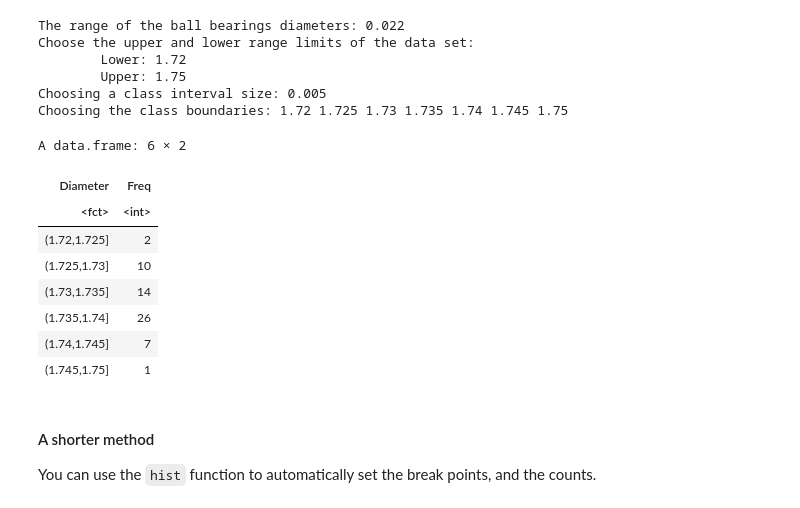
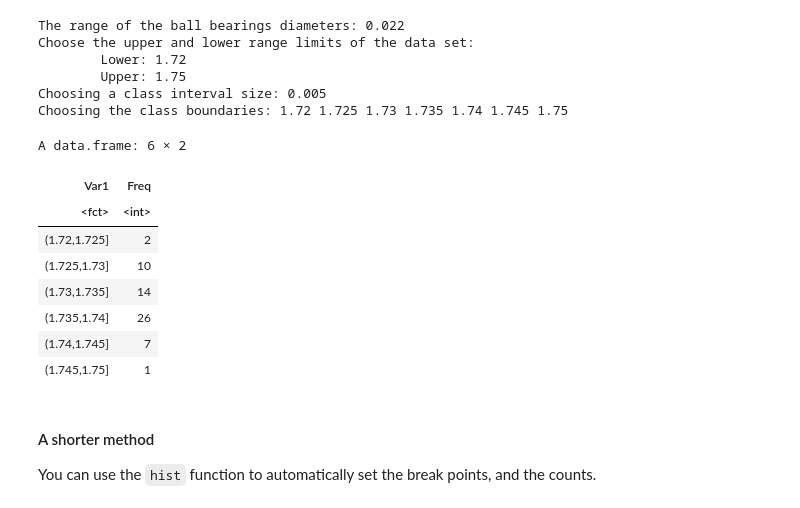
Before and after one commit to jbennett7/Statistics, a Jupyter notebook: 02 Chapter 2 Frequency Distributions/03 Supplementary Problems/Supplementary problems.ipynb, the cells around one changed output. Drawn from its saved outputs; the diff is of its cells as text; code cells hidden in the pictures.

```diff
--- a/02 Chapter 2 Frequency Distributions/03 Supplementary Problems/Supplementary problems.ipynb
+++ b/02 Chapter 2 Frequency Distributions/03 Supplementary Problems/Supplementary problems.ipynb
@@ -382,0 +343,7 @@ Percentage of students watching TV between 620 and 890 minutes per week: 46%
+# %%
+p2.25 <- new.env()
+p2.25$Freq <- Table.2.15$Number.of.Students
+p2.25$Total <- sum(p2.25$Freq)
+p2.25$lt.560 <- round((sum(p2.25$Freq[1:2])+(p2.25$Freq[3]*.6))/p2.25$Total*100,2)
+p2.25$ormore.970 <- round((sum(p2.25$Freq[8:9])+(p2.25$Freq[7]*.3))/p2.25$Total*100,2)
+p2.25$between.620.890 <- round((sum(p2.25$Freq[1:3])+p2.25$Freq[3]*.2+sum(p2.25$Freq[7:9])+p2.25$Freq[6]*.1)/p2.25$Total*100,2)
@@ -388,13 +365,14 @@ The inner diameters of washers produced by a company can be measured to the near
 # %% [markdown]
 ### Solution 2-26
 # %%
-p2.26.marks <- c(0.321, 0.324, 0.327, 0.330, 0.333, 0.336)
-cat("(a) Class-interval size:", (p2.26.ci.size <- unique(diff(p2.26.marks))), "\n")
-p2.26.cb <- c(p2.26.marks - p2.26.ci.size/2, tail(p2.26.marks,n=1) + p2.26.ci.size/2)
-cat("(b) Class boundaries:", p2.26.cb, "\n")
-p2.26.ll <- head(p2.26.cb+.0005, -1)
-p2.26.ul <- tail(rev(rev(p2.26.cb)-.0005),-1)
-cat("(c) Class limits:\n\tLower limits:", p2.26.ll, "\n\tUpper limits:", p2.26.ul, "\n")
+p2.26 <- new.env()
+p2.26$marks <- c(0.321, 0.324, 0.327, 0.330, 0.333, 0.336)
+cat("(a) Class-interval size:", (p2.26$ci.size <- unique(diff(p2.26$marks))), "\n")
+p2.26$cb <- c(p2.26$marks - p2.26$ci.size/2, tail(p2.26$marks,n=1) + p2.26$ci.size/2)
+cat("(b) Class boundaries:", p2.26$cb, "\n")
+p2.26$ll <- head(p2.26$cb+.0005, -1)
+p2.26$ul <- tail(rev(rev(p2.26$cb)-.0005),-1)
+cat("(c) Class limits:\n\tLower limits:", p2.26$ll, "\n\tUpper limits:", p2.26$ul, "\n")
 # %% [output]
 (a) Class-interval size: 0.003
 (b) Class boundaries: 0.3195 0.3225 0.3255 0.3285 0.3315 0.3345 0.3375
@@ -407,7 +387,7 @@ cat("(c) Class limits:\n\tLower limits:", p2.26.ll, "\n\tUpper limits:", p2.26.u
 ## Problem 2-27
 The following table shows the diameters in centimeters (cm) of a sample of $60$ ball bearings manufactured by a company. Construct a frequency distribution of the diameters, using appropriate class intervals.
 # %%
-p2.27.data <- c( 1.738, 1.729, 1.743, 1.740, 1.736, 1.741, 1.735, 1.731, 1.726, 1.737,
+P2.27.data <- c( 1.738, 1.729, 1.743, 1.740, 1.736, 1.741, 1.735, 1.731, 1.726, 1.737,
                  1.728, 1.737, 1.736, 1.735, 1.724, 1.733, 1.742, 1.736, 1.739, 1.735,
                  1.745, 1.736, 1.742, 1.740, 1.728, 1.738, 1.725, 1.733, 1.734, 1.732,
                  1.733, 1.730, 1.732, 1.730, 1.739, 1.734, 1.738, 1.739, 1.727, 1.735,
@@ -419,14 +399,15 @@ p2.27.data <- c( 1.738, 1.729, 1.743, 1.740, 1.736, 1.741, 1.735, 1.731, 1.726,
 #### Producing a frequency distribution by hand
 Following the [General rules for forming frequency distributions](../01%20Text/08%20General%20Rules%20for%20Forming%20Frequency%20Distributions.ipynb#General-rules-for-forming-frequency-distributions)
 # %%
-cat("The range of the ball bearings diameters:", diff(p2.27.range <- range(p2.27.data)), "\n")
+p2.27 <- new.env()
+cat("The range of the ball bearings diameters:", diff(p2.27$range <- range(P2.27.data)), "\n")
 cat("Choose the upper and lower range limits of the data set:\n\t")
-cat("Lower:", (p2.27.lower <- floor(p2.27.range[1]*100)/100), "\n\t")
-cat("Upper:", (p2.27.upper <- ceiling(p2.27.range[2]*100)/100), "\n")
-cat("Choosing a class interval size:", p2.27.ci <- (p2.27.ul.range <- p2.27.upper - p2.27.lower)/6, "\n")
-cat("Choosing the class boundaries:", (bins <- seq(p2.27.lower, p2.27.upper, by=p2.27.ci)), "\n")
-Diameter <- cut(p2.27.data, bins)
-p2.27.table <- transform(table(Diameter))
+cat("Lower:", (p2.27$lower <- floor(p2.27$range[1]*100)/100), "\n\t")
+cat("Upper:", (p2.27$upper <- ceiling(p2.27$range[2]*100)/100), "\n")
+cat("Choosing a class interval size:", p2.27$ci <- (p2.27$ul.range <- p2.27$upper - p2.27$lower)/6, "\n")
+cat("Choosing the class boundaries:", (p2.27$bins <- seq(p2.27$lower, p2.27$upper, by=p2.27$ci)), "\n")
+p2.27$Diameter <- cut(P2.27.data, p2.27$bins)
+p2.27$table <- transform(table(p2.27$Diameter))
 # %% [output]
 The range of the ball bearings diameters: 0.022
 Choose the upper and lower range limits of the data set:
@@ -435,10 +416,10 @@ Choose the upper and lower range limits of the data set:
 Choosing a class interval size: 0.005
 Choosing the class boundaries: 1.72 1.725 1.73 1.735 1.74 1.745 1.75
 # %%
-p2.27.table
+p2.27$table
 # %% [output]
 A data.frame: 6 × 2
-| Diameter | Freq |
+| Var1 | Freq |
 | <fct> | <int> |
 | (1.72,1.725] | 2 |
 | (1.725,1.73] | 10 |
```
Also changed, not shown: parts of 75 cells of this notebook, 2 other files.
